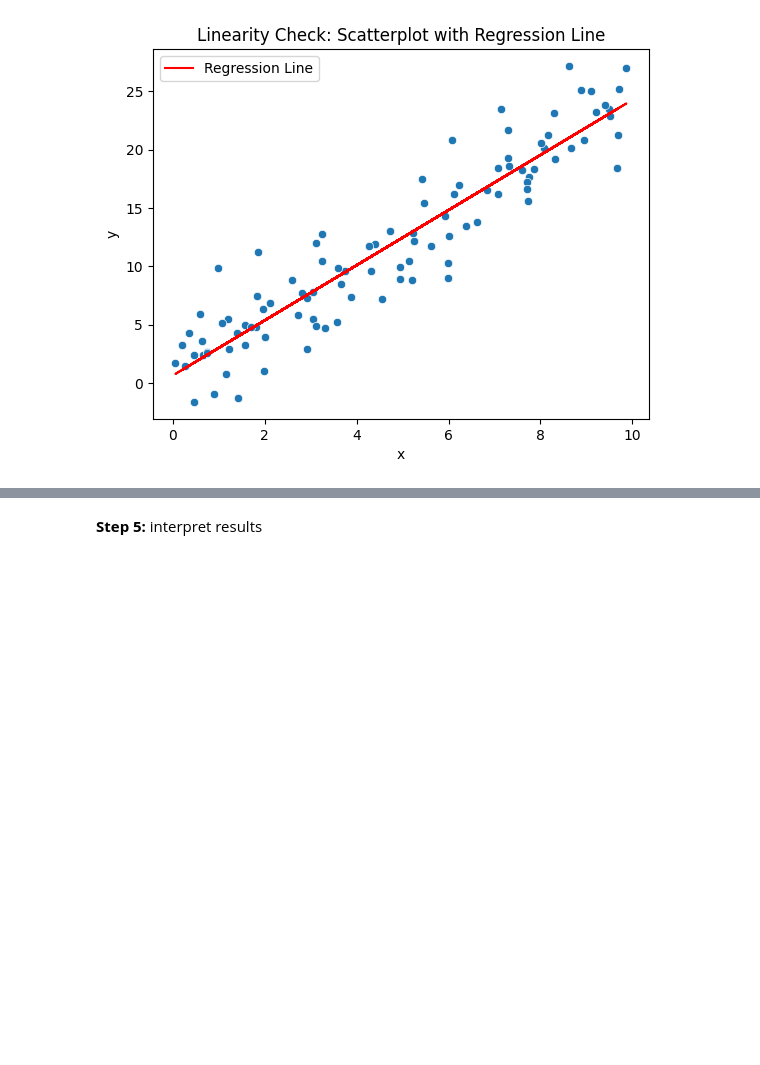
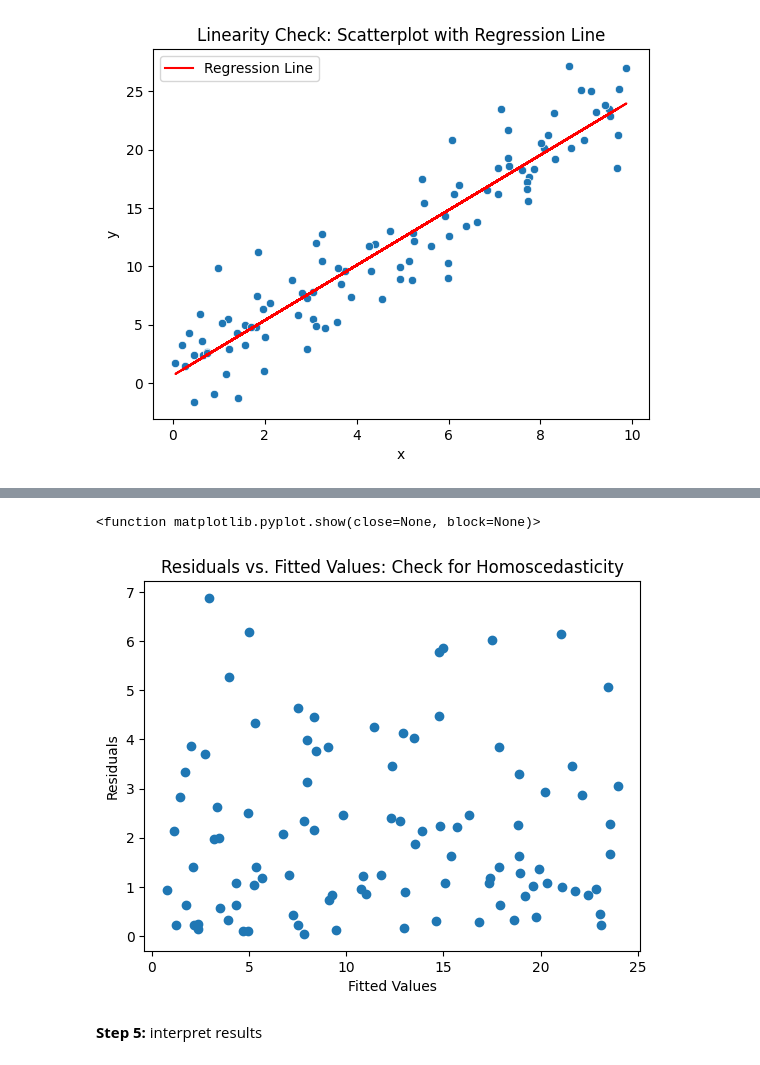
Before and after one commit to marhas109/ds06_mod2, a Jupyter notebook: mod2_techlesson_linear_assumptions.ipynb, the cells around one changed output, grey strips where cells are left out. Drawn from its saved outputs; the diff is of its cells as text; code cells hidden in the pictures; blank space fills up the shorter version.

```diff
--- a/mod2_techlesson_linear_assumptions.ipynb
+++ b/mod2_techlesson_linear_assumptions.ipynb
@@ -55,3 +49,12 @@ plt.show()
+# %%
+plt.scatter(data['y_pred'], np.abs(residuals))
+plt.title('Residuals vs. Fitted Values: Check for Homoscedasticity')
+plt.xlabel('Fitted Values')
+plt.ylabel('Residuals')
+plt.show
+# %% [output]
+<function matplotlib.pyplot.show(close=None, block=None)>
+[figure, added]
 # %% [markdown]
 **Step 5:** interpret results
 # %% [markdown]
```
Also changed, not shown: parts of 1 cell of this notebook.
